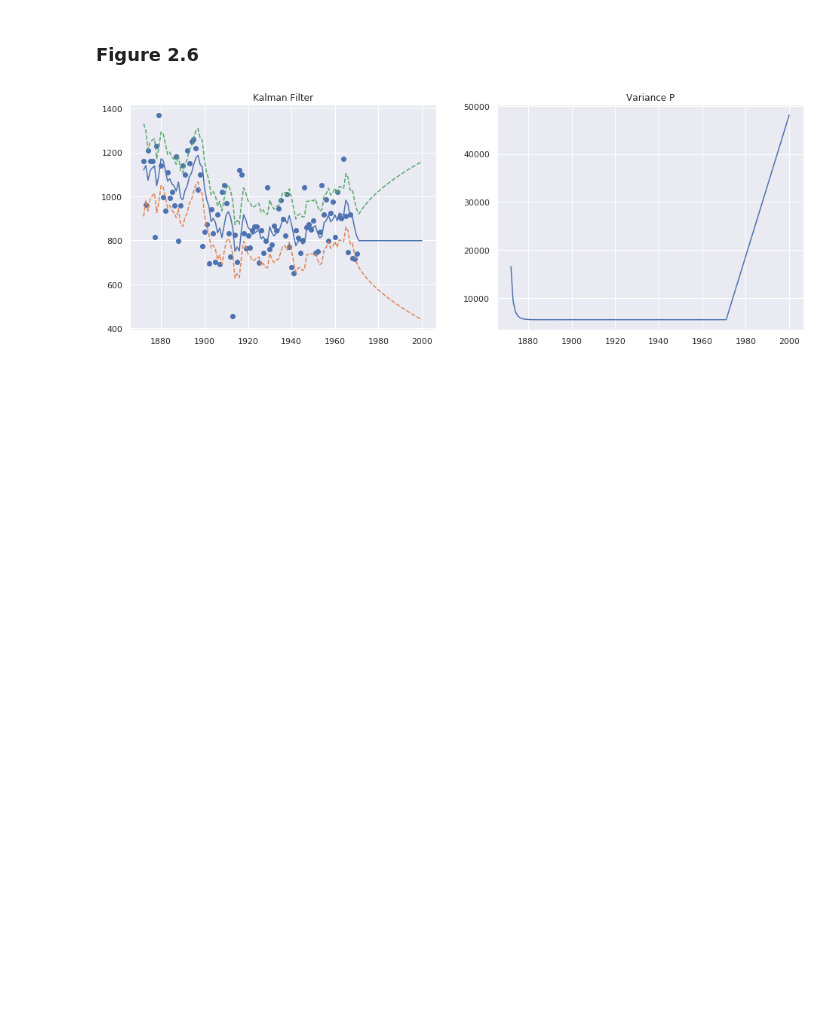
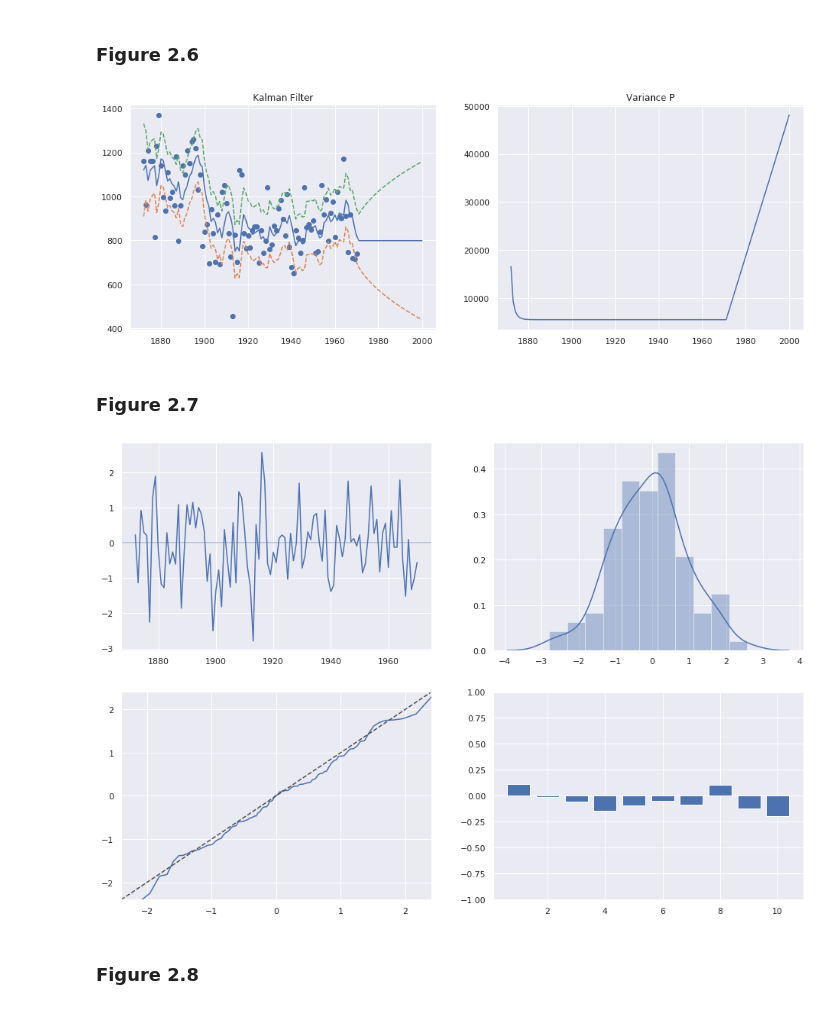
Before and after one commit to NoFishLikeIan/tinbergen, a Jupyter notebook: homework/adv_econometrics_three/local_level.ipynb, the cells around one changed output. Cells and saved outputs as stored; diff of their text form; code cells hidden in the pictures; blank space fills up the shorter version.

```diff
--- a/homework/adv_econometrics_three/local_level.ipynb
+++ b/homework/adv_econometrics_three/local_level.ipynb
@@ -296,3 +298,5 @@ plot_quadrant(extrap, interp_axis,
               titles=["Kalman Filter", "Variance P"])
 # %% [output]
 [figure]
+# %% [markdown]
+### Figure 2.7
@@ -298,0 +326,33 @@ plot_quadrant(extrap, interp_axis,
+# %%
+def plot_diagnostics(v, F, xs):
+    errors = v/np.sqrt(F)
+    s_data, quantile = quantiles(errors)
+
+    fig, ((ax1, ax2), (ax3, ax4)) = plt.subplots(2, 2, figsize = a_size)
+
+    ax1.plot(xs, errors)
+    ax1.axhline(0, alpha=0.4)
+
+    sns.distplot(errors, ax=ax2)
+
+    lims = [-2.4, 2.4]
+    ax3.set_xlim(lims)
+    ax3.set_ylim(lims)
+
+    ax3.plot(quantile, s_data)
+    ax3.plot(ax3.get_xlim(), ax3.get_ylim(), ls="--", c=".3")
+
+    rho, bins = autocorrelation(errors)
+    ax4.set_ylim(-1,1)
+    ax4.bar(bins, rho)
+
+    plt.show()
+# %%
+filtered, _, _ = max_likelihood_KF(data, **init, **params, verbose=True)
+v, F = filtered[:, 2], filtered[:, 3]
+# %%
+plot_diagnostics(v, F, x_axis)
+# %% [output]
+[figure, added]
+# %% [markdown]
+### Figure 2.8
```
Also changed, not shown: parts of 6 cells of this notebook.
